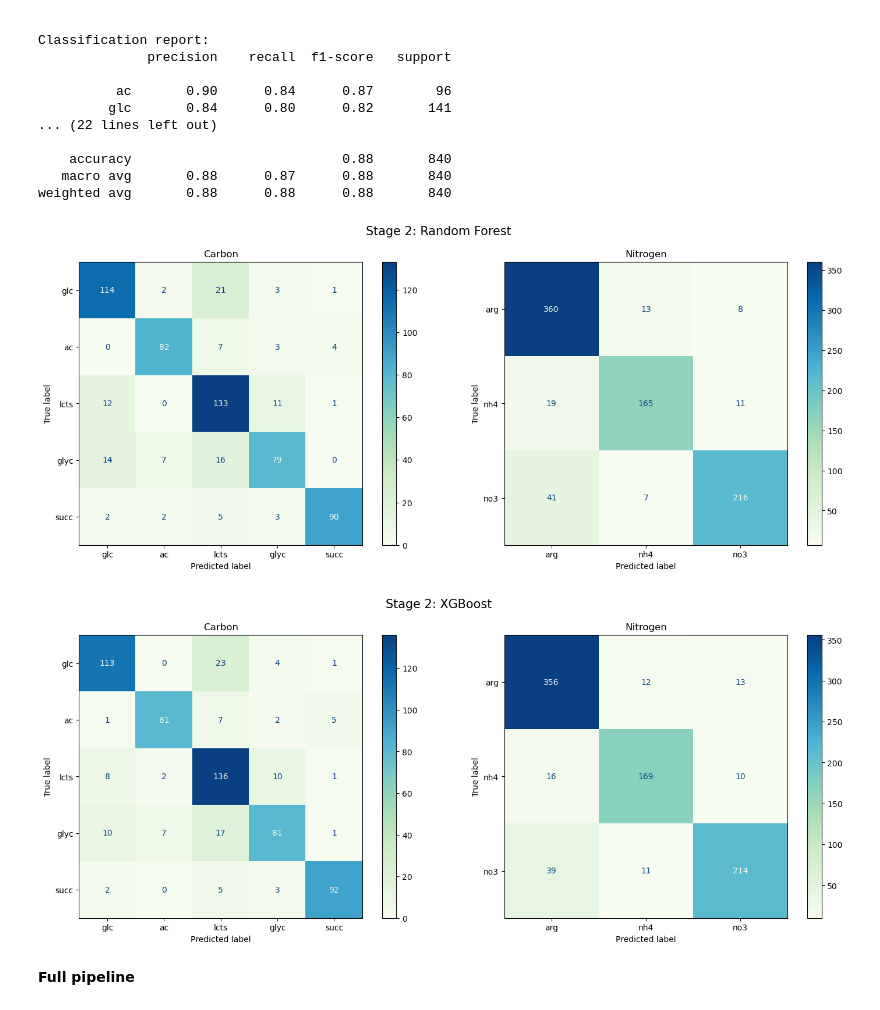
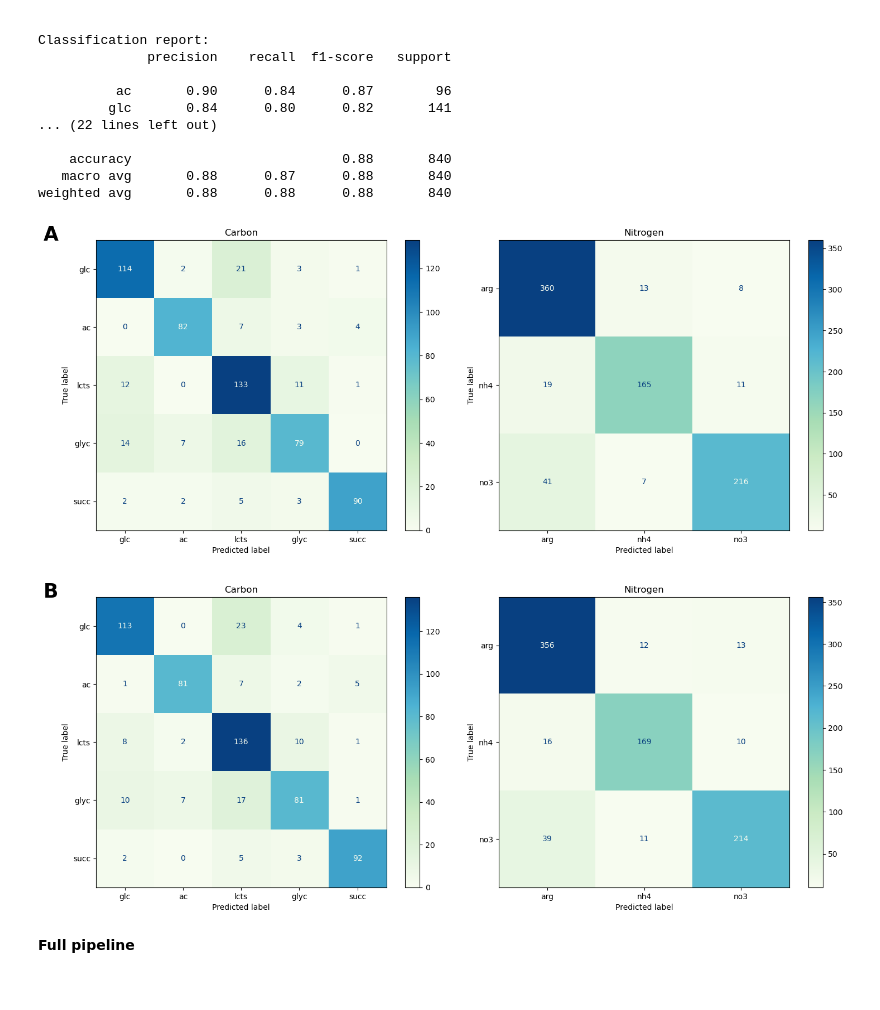
Before and after one commit to celasa/biomass_thesis, a Jupyter notebook: notebooks/05_tuning.ipynb, the cells around one changed output. Drawn from its saved outputs; the diff is of its cells as text; code cells hidden in the pictures.

```diff
--- a/notebooks/05_tuning.ipynb
+++ b/notebooks/05_tuning.ipynb
@@ -803,32 +781,33 @@ weighted avg       0.88      0.88      0.88       840
 # %%
 c_order = ['glc', 'ac', 'lcts', 'glyc', 'succ']
 n_order = ['arg', 'nh4', 'no3']
 
 fig, axes = plt.subplots(1, 2, figsize=(15, 6))
 
 cm_carbon = confusion_matrix(le_carbon.inverse_transform(y_c_test), le_carbon.inverse_transform(rf_c_pred), labels=c_order)
 disp_carbon = ConfusionMatrixDisplay(cm_carbon, display_labels=c_order)
 
 disp_carbon.plot(
     cmap='GnBu',
     ax=axes[0],
     colorbar=True
 )
 
 axes[0].set_title("Carbon")
 
 cm_nitrogen = confusion_matrix(le_nitrogen.inverse_transform(y_n_test), le_nitrogen.inverse_transform(rf_n_pred), labels=n_order)
 disp_nitrogen = ConfusionMatrixDisplay(cm_nitrogen,display_labels=n_order)
 
 disp_nitrogen.plot(cmap='GnBu',ax=axes[1],colorbar=True)
 
 axes[1].set_title("Nitrogen")
+axes[0].text(-0.18, 1.05, "A", transform=axes[0].transAxes, fontsize=25, fontweight="bold", va="top")
 
-plt.suptitle('Stage 2: Random Forest', fontsize=15)
+# plt.suptitle('Stage 2: Random Forest', fontsize=15)
 plt.tight_layout(rect=[0, 0, 1, 0.96])
 plt.show()
 # %% [output]
-[figure, old version]
+[figure, new version]
 # %%
 c_order = ['glc', 'ac', 'lcts', 'glyc', 'succ']
 n_order = ['arg', 'nh4', 'no3']
@@ -852,12 +831,12 @@ disp_nitrogen.plot(cmap='GnBu',ax=axes[1],colorbar=True)
 
 axes[1].set_title("Nitrogen")
 
-
-plt.suptitle('Stage 2: XGBoost', fontsize=15)
+axes[0].text(-0.18, 1.05, "B", transform=axes[0].transAxes, fontsize=25, fontweight="bold", va="top")
+# plt.suptitle('Stage 2: XGBoost', fontsize=15)
 plt.tight_layout(rect=[0, 0, 1, 0.96])
 plt.show()
 # %% [output]
-[figure, old version]
+[figure, new version]
 # %% [markdown]
 **Full pipeline**
 # %%
```
Also changed, not shown: parts of 18 cells of this notebook, 3 other files.
